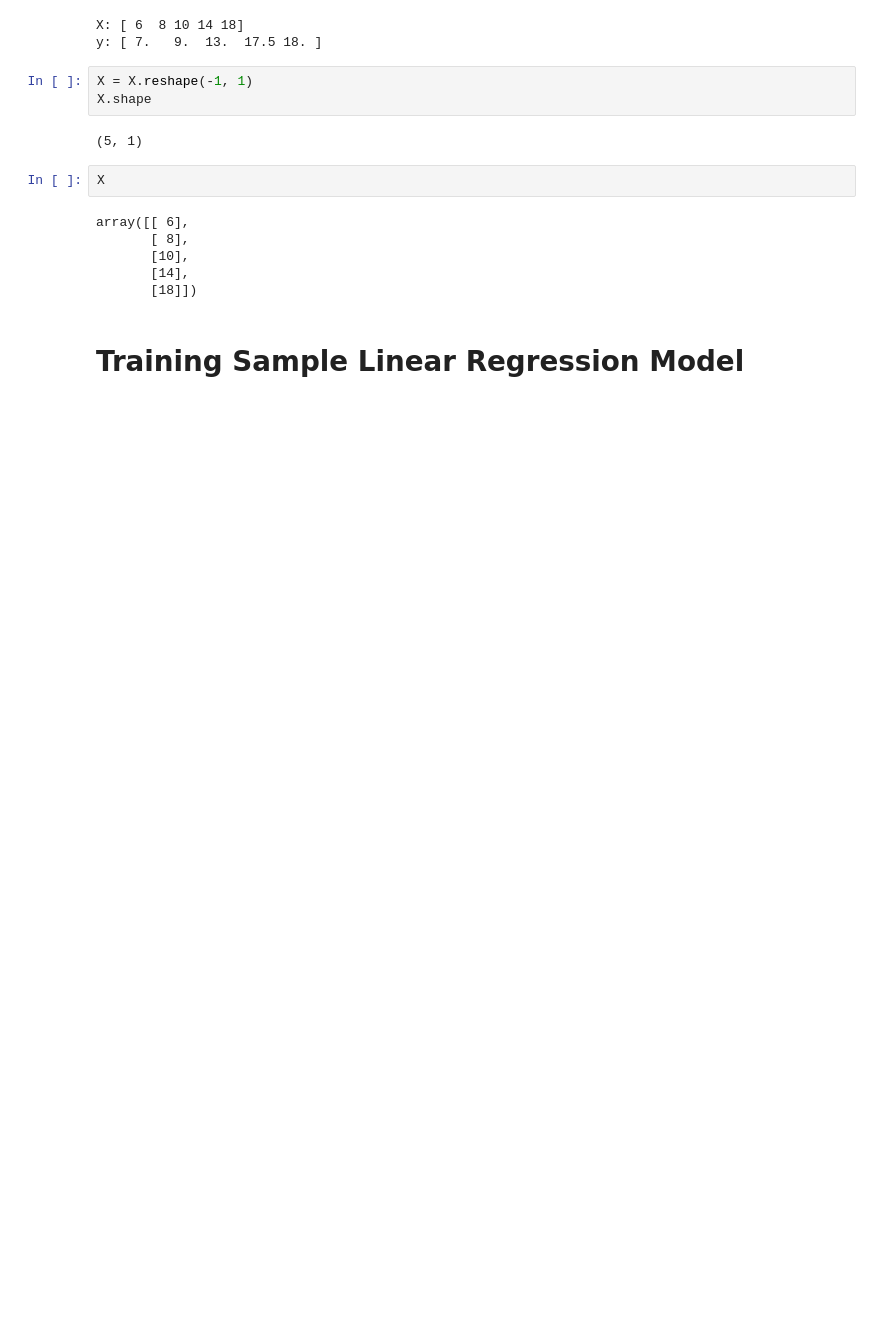
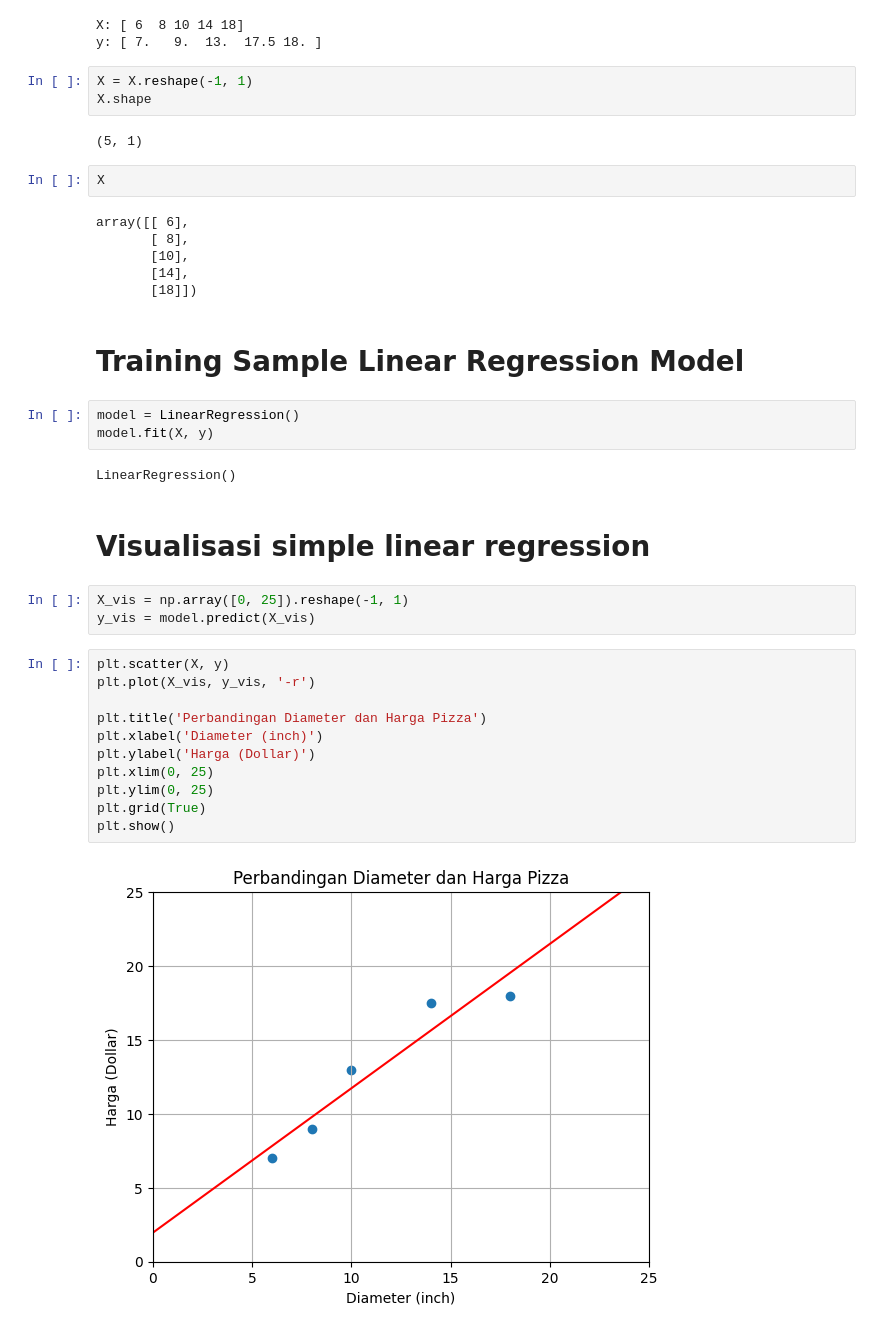
Before and after one commit to Rizki-132/Allmateri, a Jupyter notebook: Simple_LinearRegression.ipynb, the cells around one changed output. Cells and saved outputs as stored; diff of their text form; blank space fills up the shorter version.

```diff
--- a/Simple_LinearRegression.ipynb
+++ b/Simple_LinearRegression.ipynb
@@ -59,3 +61,26 @@ array([[ 6],
        [18]])
 # %% [markdown]
 # Training Sample Linear Regression Model
+# %%
+model = LinearRegression()
+model.fit(X, y)
+# %% [output]
+LinearRegression()
+# %% [markdown]
+# Visualisasi simple linear regression
+# %%
+X_vis = np.array([0, 25]).reshape(-1, 1)
+y_vis = model.predict(X_vis)
+# %%
+plt.scatter(X, y)
+plt.plot(X_vis, y_vis, '-r')
+
+plt.title('Perbandingan Diameter dan Harga Pizza')
+plt.xlabel('Diameter (inch)')
+plt.ylabel('Harga (Dollar)')
+plt.xlim(0, 25)
+plt.ylim(0, 25)
+plt.grid(True)
+plt.show()
+# %% [output]
+[figure, added]
```
Also changed, not shown: parts of 1 cell of this notebook.
